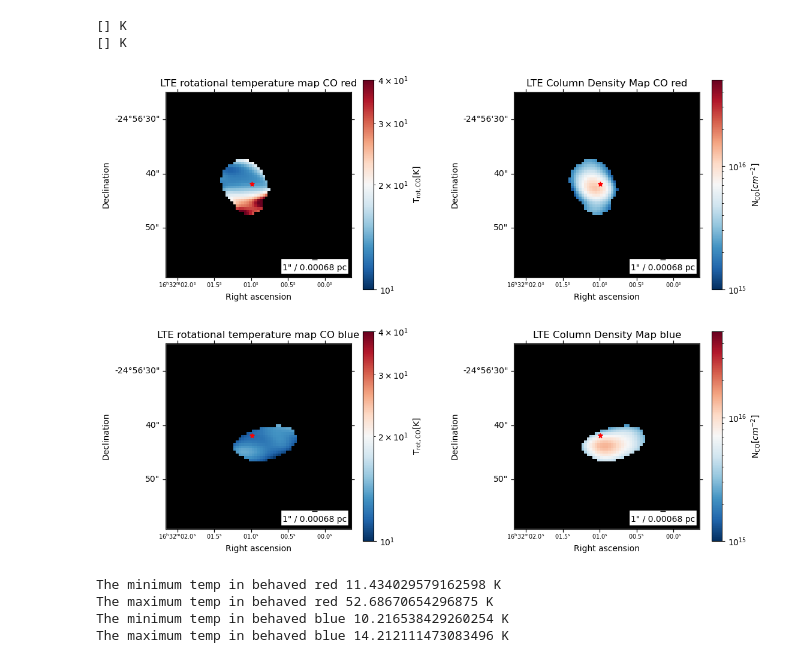
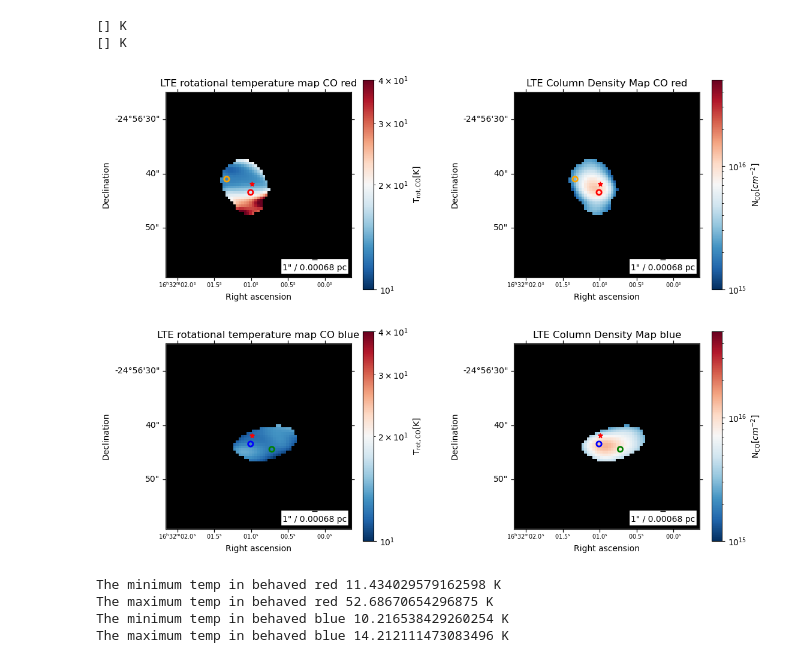
Before and after one commit to femkeballieux/master_project_2, a Jupyter notebook: code/LTERadtrans_RotDiagram_lowmass.ipynb, the cells around one changed output. Saved outputs shown, nothing was run; the diff lists cells and outputs as text; code cells hidden in the pictures.

```diff
--- a/code/LTERadtrans_RotDiagram_lowmass.ipynb
+++ b/code/LTERadtrans_RotDiagram_lowmass.ipynb
@@ -624,7 +625,7 @@ v.add_scalebar(ax[1,1], length=1*u.arcsec, label=f"1\" / {((1*u.arcsec).to(u.rad
 fig.colorbar(mappable=sm_d, ax=ax[1,1], label=r'N$_{\mathrm{CO}}[cm^{-2}]$')
 
 
-if source_name == 'Oph_12' or source_name == 'Oph_26' or source_name == 'Oph_27' or source_name == 'Oph_29' or source_name == 'Oph_31' or source_name == 'Oph_39':
+if source_name == 'Oph_12' or source_name == 'Oph_26' or source_name=='Oph_27'  or source_name == 'Oph_29' or source_name == 'Oph_31' or source_name == 'Oph_39':
     ax[0,0].set_xlim(15,85)
     ax[0,0].set_ylim(15,85)
     ax[0,1].set_xlim(15,85)
@@ -632,38 +633,93 @@ if source_name == 'Oph_12' or source_name == 'Oph_26' or source_name == 'Oph_27'
 
     ax[1,0].set_xlim(15,85)
     ax[1,0].set_ylim(15,85)
     ax[1,1].set_xlim(15,85)
     ax[1,1].set_ylim(15,85)
 
+if source_name == 'Oph_12' or source_name=='Oph_26' or source_name=='Oph_39':
+    ax[0,0].scatter(47,47, facecolors='none', edgecolors='red', linewidth=2) #red, close to protostar
+    ax[0,1].scatter(47,47, facecolors='none', edgecolors='red', linewidth=2) #red, close to protostar
+    ax[0,0].scatter(38,52, facecolors='none', edgecolors='orange', linewidth=2) #red, further from protostar
+    ax[0,1].scatter(38,52, facecolors='none', edgecolors='orange', linewidth=2) #red, further from protostar
+
+    ax[1,0].scatter(47,47, facecolors='none', edgecolors='blue', linewidth=2) #blue, close to protostar
+    ax[1,1].scatter(47,47, facecolors='none', edgecolors='blue', linewidth=2) #blue, close to protostar
+    ax[1,0].scatter(55,45, facecolors='none', edgecolors='green', linewidth=2) #blue, further from protostar
+    ax[1,1].scatter(55,45, facecolors='none', edgecolors='green', linewidth=2) #blue, further from protostar
+
+if source_name == 'Oph_27':
+    ax[0,1].scatter(47,81, facecolors='none', edgecolors='magenta', linewidth=2) #This is the one pixel that is behaving weirdly
+    ax[0,0].scatter(47,81, facecolors='none', edgecolors='magenta', linewidth=2) #This is the one pixel that is behaving weirdly
+
+    ax[0,0].scatter(47,47, facecolors='none', edgecolors='red', linewidth=2) #red, close to protostar
+    ax[0,1].scatter(47,47, facecolors='none', edgecolors='red', linewidth=2) #red, close to protostar
+    ax[0,0].scatter(60,35, facecolors='none', edgecolors='orange', linewidth=2) #red, further from protostar
+    ax[0,1].scatter(60,35, facecolors='none', edgecolors='orange', linewidth=2) #red, further from protostar
+
+    ax[1,0].scatter(47,47, facecolors='none', edgecolors='blue', linewidth=2) #blue, close to protostar
+    ax[1,1].scatter(47,47, facecolors='none', edgecolors='blue', linewidth=2) #blue, close to protostar
+    ax[1,0].scatter(55,45, facecolors='none', edgecolors='green', linewidth=2) #blue, further from protostar
+    ax[1,1].scatter(55,45, facecolors='none', edgecolors='green', linewidth=2) #blue, further from protostar
+
+if source_name == 'Oph_29':
+    ax[0,0].scatter(47,47, facecolors='none', edgecolors='red', linewidth=2) #red, close to protostar
+    ax[0,1].scatter(47,47, facecolors='none', edgecolors='red', linewidth=2) #red, close to protostar
+    ax[0,0].scatter(38,52, facecolors='none', edgecolors='orange', linewidth=2) #red, further from protostar
+    ax[0,1].scatter(38,52, facecolors='none', edgecolors='orange', linewidth=2) #red, further from protostar
+
+    ax[1,0].scatter(47,35, facecolors='none', edgecolors='blue', linewidth=2) #blue, close to protostar
+    ax[1,1].scatter(47,35, facecolors='none', edgecolors='blue', linewidth=2) #blue, close to protostar
+    ax[1,0].scatter(55,25, facecolors='none', edgecolors='green', linewidth=2) #blue, further from protostar
+    ax[1,1].scatter(55,25, facecolors='none', edgecolors='green', linewidth=2) #blue, further from protostar
+
+if source_name == 'Oph_31':
+    ax[0,0].scatter(47,50, facecolors='none', edgecolors='red', linewidth=2) #red, close to protostar
+    ax[0,1].scatter(47,50, facecolors='none', edgecolors='red', linewidth=2) #red, close to protostar
+    ax[0,0].scatter(42,50, facecolors='none', edgecolors='orange', linewidth=2) #red, further from protostar
+    ax[0,1].scatter(42,50, facecolors='none', edgecolors='orange', linewidth=2) #red, further from protostar
+
+    ax[1,0].scatter(47,47, facecolors='none', edgecolors='blue', linewidth=2) #blue, close to protostar
+    ax[1,1].scatter(47,47, facecolors='none', edgecolors='blue', linewidth=2) #blue, close to protostar
+    ax[1,0].scatter(53,43, facecolors='none', edgecolors='green', linewidth=2) #blue, further from protostar
+    ax[1,1].scatter(53,43, facecolors='none', edgecolors='green', linewidth=2) #blue, further from protostar
+
 
 if source_name == 'Oph_34':
-    ax[0,1].scatter(150,135, facecolors='none', edgecolors='orange', linewidth=2)
-    ax[1,1].scatter(144,135, facecolors='none', edgecolors='orange', linewidth=2)
-
     ax[0,0].set_xlim(80,200)
     ax[0,0].set_ylim(80,200)
     ax[0,1].set_xlim(80,200)
     ax[0,1].set_ylim(80,200)
 
     ax[1,0].set_xlim(80,200)
     ax[1,0].set_ylim(80,200)
     ax[1,1].set_xlim(80,200)
     ax[1,1].set_ylim(80,200)
+
+    ax[0,0].scatter(142,135, facecolors='none', edgecolors='red', linewidth=2) #red, close to protostar
+    ax[0,1].scatter(142,135, facecolors='none', edgecolors='red', linewidth=2) #red, close to protostar
+    ax[0,0].scatter(140,125, facecolors='none', edgecolors='orange', linewidth=2) #red, further from protostar
+    ax[0,1].scatter(140,125, facecolors='none', edgecolors='orange', linewidth=2) #red, further from protostar
+
+    ax[1,0].scatter(143,135, facecolors='none', edgecolors='blue', linewidth=2) #blue, close to protostar
+    ax[1,1].scatter(143,135, facecolors='none', edgecolors='blue', linewidth=2) #blue, close to protostar
+    ax[1,0].scatter(160,135, facecolors='none', edgecolors='green', linewidth=2) #blue, further from protostar
+    ax[1,1].scatter(160,135, facecolors='none', edgecolors='green', linewidth=2) #blue, further from protostar
+
 
 ax[0,0].scatter(twomass_cores_coords.ra, twomass_cores_coords.dec, transform=ax[0,0].get_transform('fk5'), s=30,
               color='red', marker='*', label='All cores', zorder=100)
 ax[0,1].scatter(twomass_cores_coords.ra, twomass_cores_coords.dec, transform=ax[0,1].get_transform('fk5'), s=30,
                 color='red', marker='*', label='All cores')
 ax[1,0].scatter(twomass_cores_coords.ra, twomass_cores_coords.dec, transform=ax[1,0].get_transform('fk5'), s=30,
                 color='red', marker='*', label='All cores')
 ax[1,1].scatter(twomass_cores_coords.ra, twomass_cores_coords.dec, transform=ax[1,1].get_transform('fk5'), s=30,
                 color='red', marker='*', label='All cores')
 
 
 plt.subplots_adjust(wspace=0.5)
-plt.savefig(path+'plots/LTE_tempmaps_vertical.png', dpi=500, bbox_inches='tight')
+plt.savefig(path+'plots/LTE_tempmaps_'+source_name+'.png', dpi=500, bbox_inches='tight')
 # %% [output]
-[figure, old version]
+[figure, new version]
 # %%
 print('The minimum temp in behaved red',np.min(Tk_CO_red_behaved[Tk_CO_red_behaved>0.]))
 print('The maximum temp in behaved red',np.max(Tk_CO_red_behaved[Tk_CO_red_behaved>0.]))
```
Also changed, not shown: parts of 6 cells of this notebook, 5 other files.
